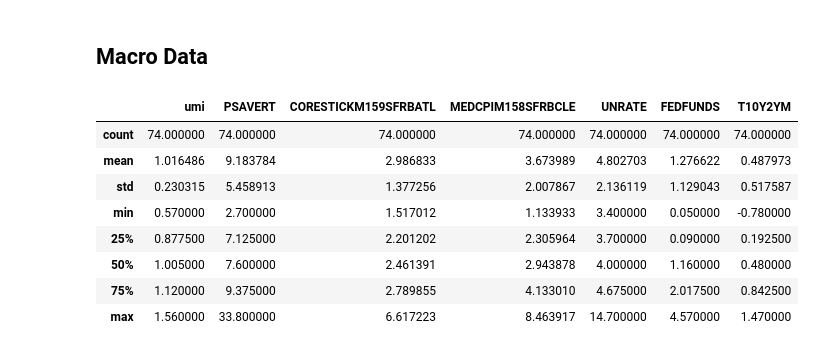
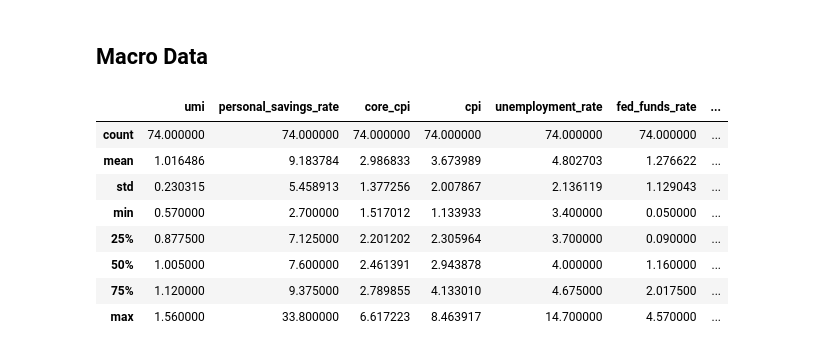
Before and after one commit to jkeltner/umi_playground, a Jupyter notebook: data_processing.ipynb, the cells around one changed output. Cells and saved outputs as stored; diff of their text form; code cells hidden in the pictures.

Commit message:
Nice names for macro variables

```diff
--- a/data_processing.ipynb
+++ b/data_processing.ipynb
@@ -36,30 +36,38 @@ umi_data.describe()
 # %%
 # make a copy of the UMI data and start pulling in all of our fun data sources!
 macro_data = umi_data.copy()
 macro_data.set_index('date', inplace=True)
 
 # Pull in a bunch of data from the FRED API to build out a UMI + macro data set
 # To see what each series is, check out https://fred.stlouisfed.org/ or
 # use fred.get_series_info() -- e.g. fred.get_series_info('PSAVERT') or fred.get_series_info('UNRATE')
 # You can also use fred.search() to discover new series -- e.g. fred.search('unemployment') or fred.search('savings')
 
 fred = Fred(api_key=FRED_API_KEY)
-fred_series = ['PSAVERT', 'CORESTICKM159SFRBATL', 'MEDCPIM158SFRBCLE', 'UNRATE', 'FEDFUNDS', 'T10Y2YM']
-for series in fred_series:
-    data = fred.get_series(series)
+#fred_series = ['PSAVERT', 'CORESTICKM159SFRBATL', 'MEDCPIM158SFRBCLE', 'UNRATE', 'FEDFUNDS', 'T10Y2YM']
+fred_series = {
+    'PSAVERT' : 'personal_savings_rate',
+    'CORESTICKM159SFRBATL' : 'core_cpi',
+    'MEDCPIM158SFRBCLE' : 'cpi',
+    'UNRATE' : 'unemployment_rate',
+    'FEDFUNDS' : 'fed_funds_rate',
+    'T10Y2YM' : '10yr_2yr_treasury_spread'
+}
+for key,value in fred_series.items():
+    data = fred.get_series(key)
     data.index = data.index.strftime('%Y-%m')
-    data.name = series
+    data.name = value
     data = pd.DataFrame(data)
     macro_data = macro_data.join(data)
 macro_data.to_csv('data/macro_data.csv', index=False, mode='w')
 macro_data.describe()
 # %% [output]
-|  | umi | PSAVERT | CORESTICKM159SFRBATL | MEDCPIM158SFRBCLE | UNRATE | FEDFUNDS | T10Y2YM |
-| count | 74.000000 | 74.000000 | 74.000000 | 74.000000 | 74.000000 | 74.000000 | 74.000000 |
-| mean | 1.016486 | 9.183784 | 2.986833 | 3.673989 | 4.802703 | 1.276622 | 0.487973 |
-| std | 0.230315 | 5.458913 | 1.377256 | 2.007867 | 2.136119 | 1.129043 | 0.517587 |
-| min | 0.570000 | 2.700000 | 1.517012 | 1.133933 | 3.400000 | 0.050000 | -0.780000 |
-| 25% | 0.877500 | 7.125000 | 2.201202 | 2.305964 | 3.700000 | 0.090000 | 0.192500 |
-| 50% | 1.005000 | 7.600000 | 2.461391 | 2.943878 | 4.000000 | 1.160000 | 0.480000 |
-| 75% | 1.120000 | 9.375000 | 2.789855 | 4.133010 | 4.675000 | 2.017500 | 0.842500 |
-| max | 1.560000 | 33.800000 | 6.617223 | 8.463917 | 14.700000 | 4.570000 | 1.470000 |
+|  | umi | personal_savings_rate | core_cpi | cpi | unemployment_rate | fed_funds_rate | ... |
+| count | 74.000000 | 74.000000 | 74.000000 | 74.000000 | 74.000000 | 74.000000 | ... |
+| mean | 1.016486 | 9.183784 | 2.986833 | 3.673989 | 4.802703 | 1.276622 | ... |
+| std | 0.230315 | 5.458913 | 1.377256 | 2.007867 | 2.136119 | 1.129043 | ... |
+| min | 0.570000 | 2.700000 | 1.517012 | 1.133933 | 3.400000 | 0.050000 | ... |
+| 25% | 0.877500 | 7.125000 | 2.201202 | 2.305964 | 3.700000 | 0.090000 | ... |
+| 50% | 1.005000 | 7.600000 | 2.461391 | 2.943878 | 4.000000 | 1.160000 | ... |
+| 75% | 1.120000 | 9.375000 | 2.789855 | 4.133010 | 4.675000 | 2.017500 | ... |
+| max | 1.560000 | 33.800000 | 6.617223 | 8.463917 | 14.700000 | 4.570000 | ... |
```
Also changed, not shown: 2 other files.
